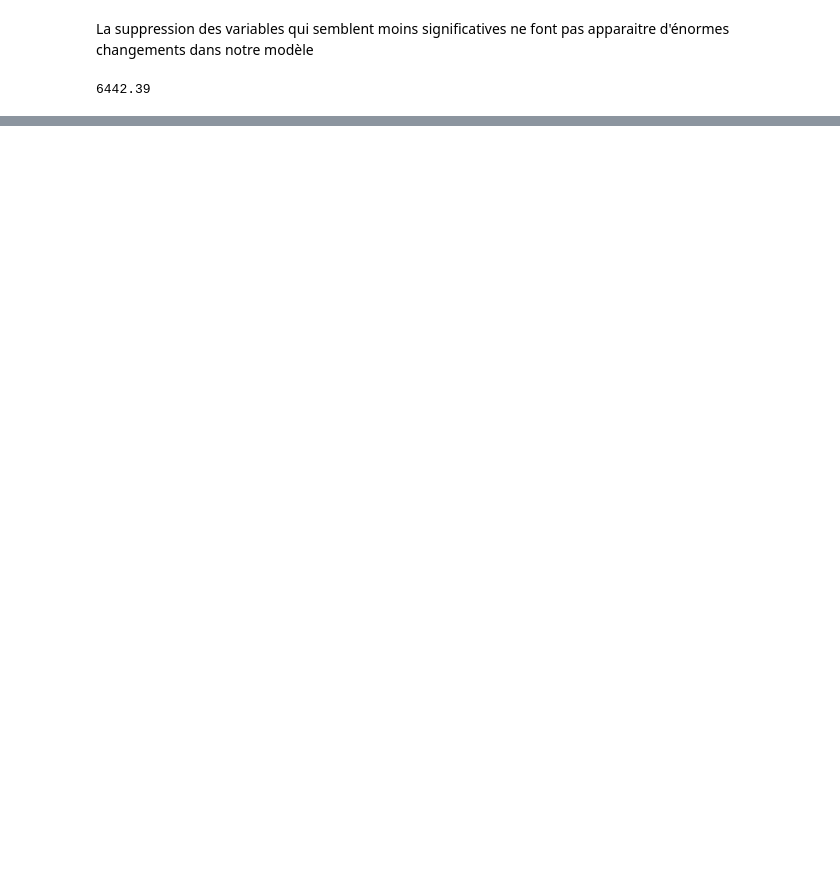
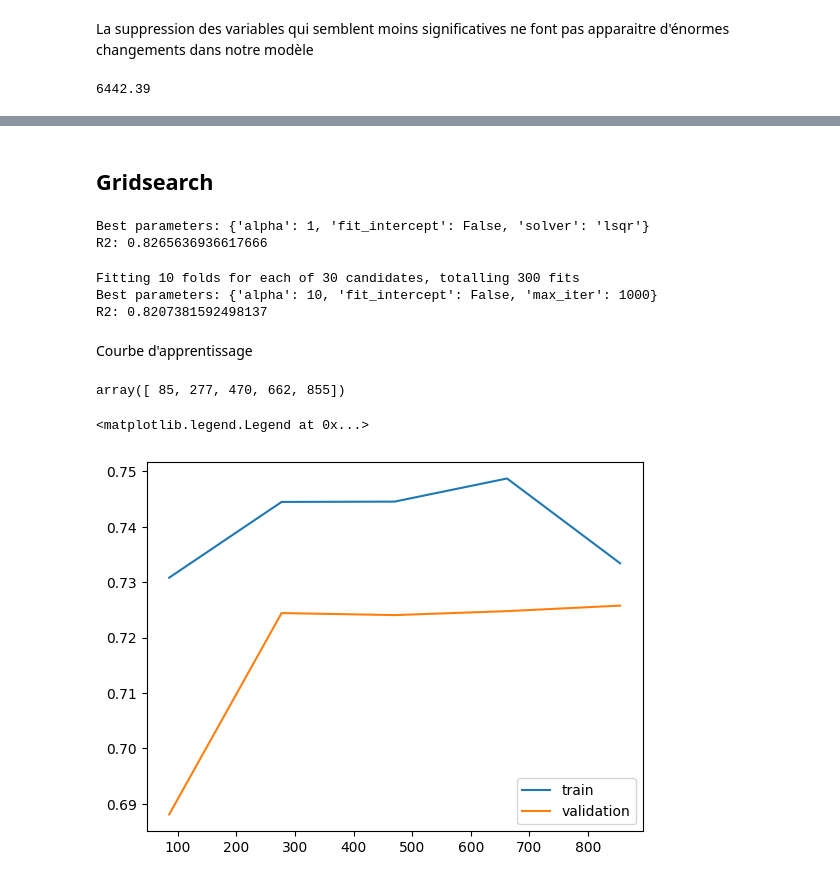
Before and after one commit to ludivineRB/prime_assurance_prediction, a Jupyter notebook: modeling.ipynb, the cells around one changed output, grey strips where cells are left out. Drawn from its saved outputs; the diff is of its cells as text; code cells hidden in the pictures; blank space fills up the shorter version.

Commit message:
Modification modeling

```diff
--- a/modeling.ipynb
+++ b/modeling.ipynb
@@ -421,0 +1046,68 @@ print(round(charge_prev[0], 2))
+# %% [markdown]
+## Gridsearch
+# %%
+# Transformation des ensembles d'entraînement et de test
+X_train_transformed = preprocessor.fit_transform(X_train)
+X_test_transformed = preprocessor.transform(X_test)
+
+ridge = Ridge()
+parameters = {"alpha": [1, 10, 100, 290, 500],
+              "fit_intercept": [True, False],
+              "solver": ['svd', 'cholesky', 'lsqr', 'sparse_cg', 'sag', 'saga'],
+             }
+grid = GridSearchCV(estimator=ridge, param_grid = parameters,scoring='r2', cv =10, n_jobs=-1)
+grid.fit(X_train_transformed, y_train)
+
+# Meilleur modèle et évaluation sur l'ensemble de test
+best_model = grid.best_estimator_
+test_score = best_model.score(X_test_transformed, y_test)
+
+print("Best parameters:", grid.best_params_)
+print("R2:", test_score)
+# %% [output]
+Best parameters: {'alpha': 1, 'fit_intercept': False, 'solver': 'lsqr'}
+R2: 0.8265636936617666
+# %%
+X = df.drop(columns=["charges"])
+y = df["charges"]
+
+X_train, X_test, y_train, y_test = train_test_split(X, y, test_size=0.2, random_state=42, stratify=X['smoker'])
+
+
+# Transformation des ensembles d'entraînement et de test
+X_train_transformed = preprocessor.fit_transform(X_train)
+X_test_transformed = preprocessor.transform(X_test)
+
+lasso = Lasso()
+parameters = {"alpha": [0.1, 0.5, 1, 10, 100],
+              "fit_intercept": [True, False],
+              "max_iter": [1000, 5000, 10000],
+             }
+grid = GridSearchCV(estimator=lasso, param_grid = parameters,scoring='r2', cv =10, n_jobs=-1, verbose=1)
+grid.fit(X_train_transformed, y_train)
+
+# Meilleur modèle et évaluation sur l'ensemble de test
+best_model = grid.best_estimator_
+test_score = best_model.score(X_test_transformed, y_test)
+
+print("Best parameters:", grid.best_params_)
+
+print("R2:", test_score)
+# %% [output]
+Fitting 10 folds for each of 30 candidates, totalling 300 fits
+Best parameters: {'alpha': 10, 'fit_intercept': False, 'max_iter': 1000}
+R2: 0.8207381592498137
+# %% [markdown]
+Courbe d'apprentissage
+# %%
+N, train_score, val_score = learning_curve(best_model, X_train_transformed, y_train ,cv=5)
+N
+# %% [output]
+array([ 85, 277, 470, 662, 855])
+# %%
+plt.plot(N, train_score.mean(axis=1), label='train')
+plt.plot(N, val_score.mean(axis=1), label='validation')
+plt.legend()
+# %% [output]
+<matplotlib.legend.Legend at 0x...>
+[figure, added]
```
Also changed, not shown: parts of 47 cells of this notebook, 3 other files.
